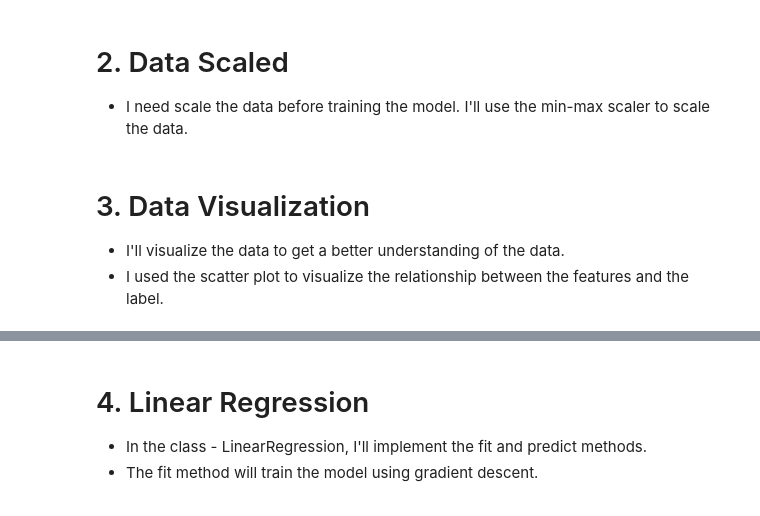
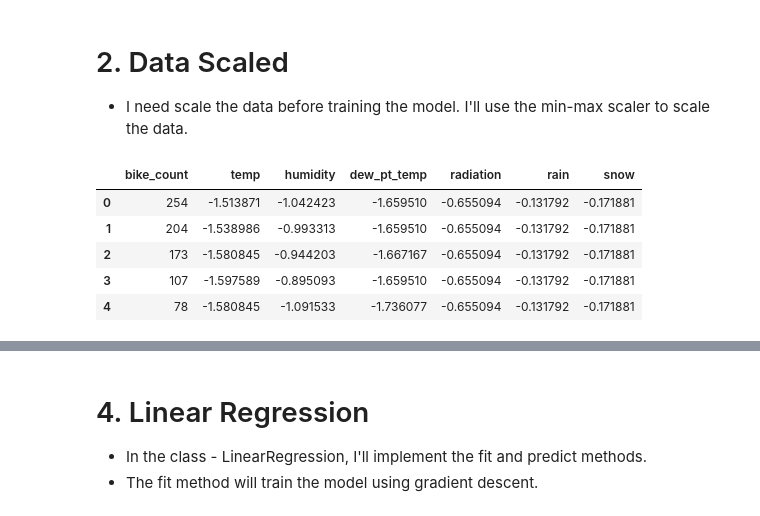
Before and after one commit to chengxinzhaox/ML-Learn-recourses, a Jupyter notebook: cw1/linear_regression.ipynb, the cells around one changed output, grey strips where cells are left out. Saved outputs shown, nothing was run; the diff lists cells and outputs as text; code cells hidden in the pictures.

```diff
--- a/cw1/linear_regression.ipynb
+++ b/cw1/linear_regression.ipynb
@@ -62,15 +46,19 @@ bike_data['Year_2018'] = bike_data['Year_2018'].map(bool_mapping)
 - I need scale the data before training the model. I'll use the min-max scaler to scale the data.
 # %%
 # We will standardize all the features except 'Rented Bike Count'
-features_to_standardize = ['Hour', 'Temperature(?C)', 'Humidity(%)', 'Wind speed (m/s)', 'Visibility (10m)',
-                           'Dew point temperature(?C)', 'Solar Radiation (MJ/m2)', 'Rainfall(mm)', 'Snowfall (cm)']
+features_to_standardize = ["temp", "humidity", "dew_pt_temp", "radiation", "rain", "snow"]
 
 # Standardize the features
 for feature in features_to_standardize:
     mean = bike_data[feature].mean()
     std = bike_data[feature].std()
     bike_data[feature] = (bike_data[feature] - mean) / std
+
+bike_data.head()
+# %% [output]
+|  | bike_count | temp | humidity | dew_pt_temp | radiation | rain | snow |
+| 0 | 254 | -1.513871 | -1.042423 | -1.659510 | -0.655094 | -0.131792 | -0.171881 |
+| 1 | 204 | -1.538986 | -0.993313 | -1.659510 | -0.655094 | -0.131792 | -0.171881 |
+| 2 | 173 | -1.580845 | -0.944203 | -1.667167 | -0.655094 | -0.131792 | -0.171881 |
+| 3 | 107 | -1.597589 | -0.895093 | -1.659510 | -0.655094 | -0.131792 | -0.171881 |
+| 4 | 78 | -1.580845 | -1.091533 | -1.736077 | -0.655094 | -0.131792 | -0.171881 |
-# %% [markdown]
-# 3. Data Visualization
-- I'll visualize the data to get a better understanding of the data.
-- I used the scatter plot to visualize the relationship between the features and the label.
```
Also changed, not shown: parts of 15 cells of this notebook, 17 other files.
